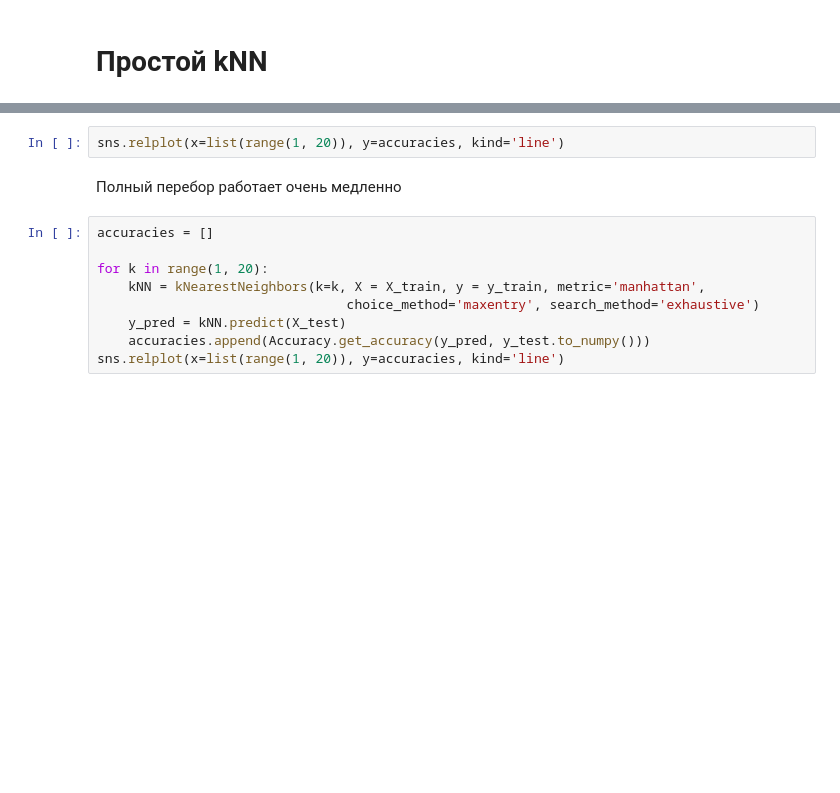
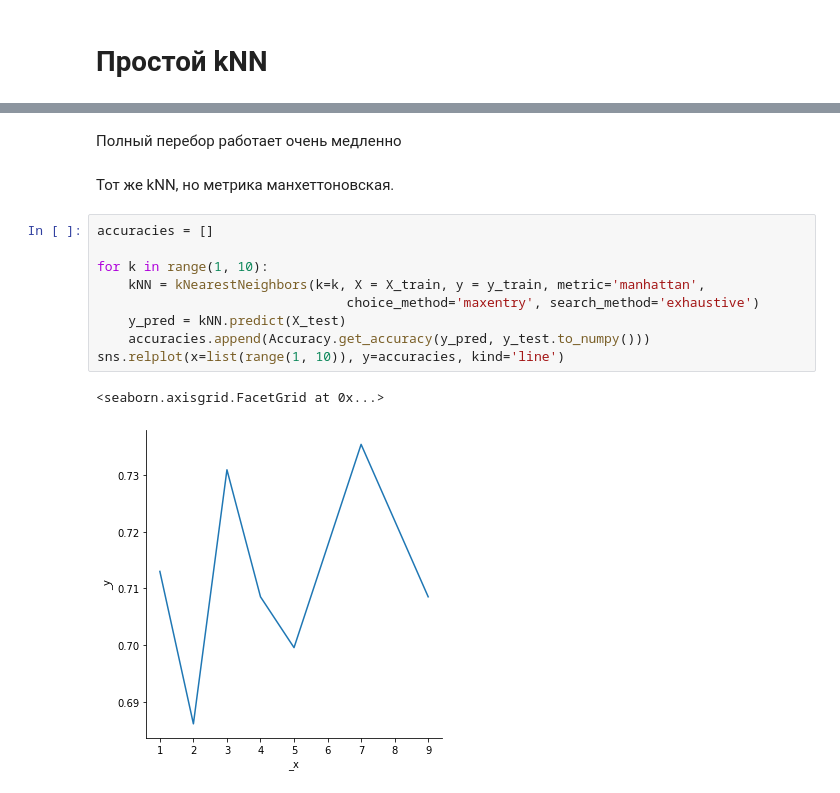
Before and after one commit to shehamane/kurilib-ml, a Jupyter notebook: metric methods.ipynb, the cells around one changed output, grey strips where cells are left out. Cells and saved outputs as stored; diff of their text form; blank space fills up the shorter version.

```diff
--- a/metric methods.ipynb
+++ b/metric methods.ipynb
@@ -63,13 +69,16 @@ for k in range(1, 20):
-# %%
-sns.relplot(x=list(range(1, 20)), y=accuracies, kind='line')
 # %% [markdown]
 Полный перебор работает очень медленно
+# %% [markdown]
+Тот же kNN, но метрика манхеттоновская.
 # %%
 accuracies = []
 
-for k in range(1, 20):
+for k in range(1, 10):
     kNN = kNearestNeighbors(k=k, X = X_train, y = y_train, metric='manhattan',
                                 choice_method='maxentry', search_method='exhaustive')
     y_pred = kNN.predict(X_test)
     accuracies.append(Accuracy.get_accuracy(y_pred, y_test.to_numpy()))
-sns.relplot(x=list(range(1, 20)), y=accuracies, kind='line')
+sns.relplot(x=list(range(1, 10)), y=accuracies, kind='line')
+# %% [output]
+<seaborn.axisgrid.FacetGrid at 0x...>
+[figure, added]
```
Also changed, not shown: parts of 11 cells of this notebook, 1 other file.
